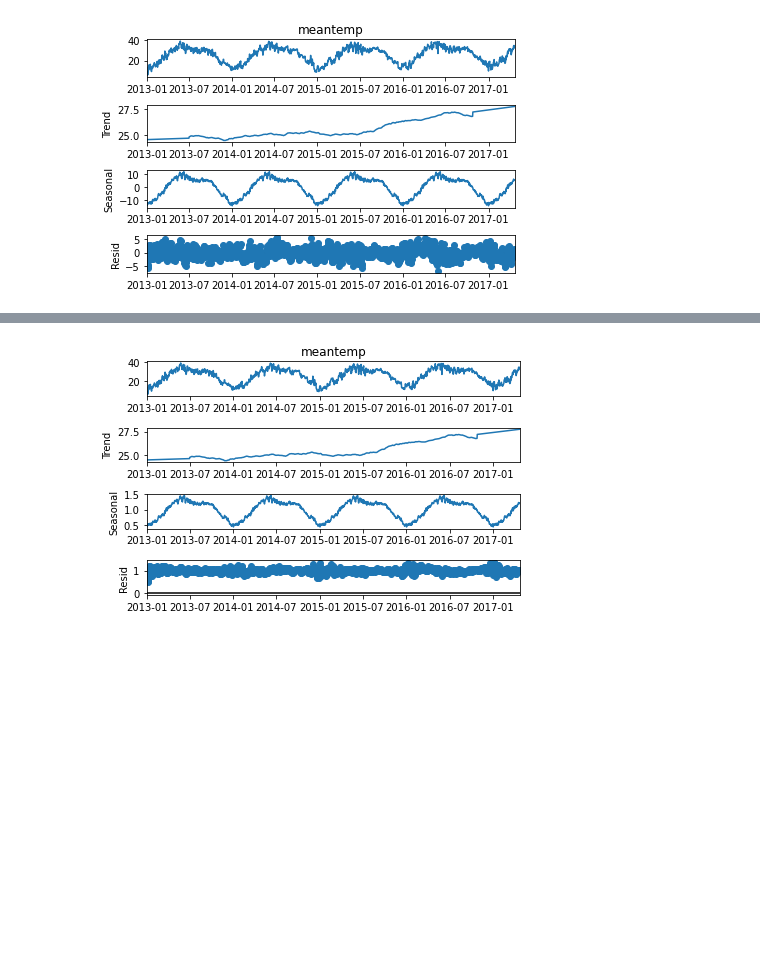
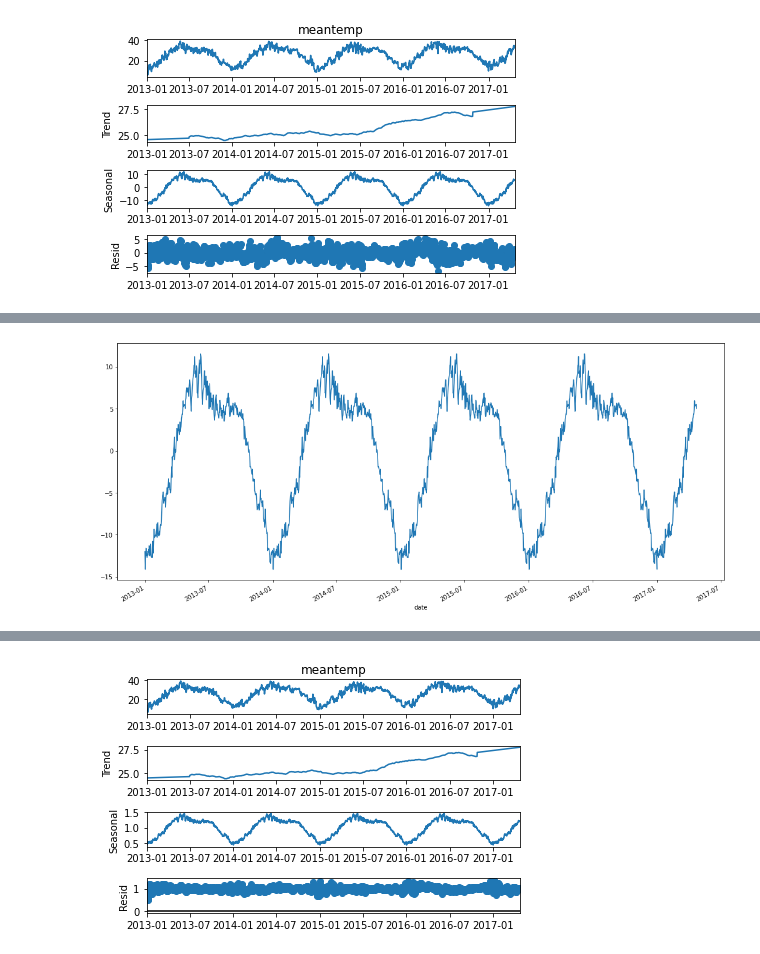
Before and after one commit to maxim8051/TimeSeriesItmoLab, a Jupyter notebook: TimeSeries.ipynb, the cells around one changed output, grey strips where cells are left out. Drawn from its saved outputs; the diff is of its cells as text; code cells hidden in the pictures; blank space fills up the shorter version.

```diff
--- a/TimeSeries.ipynb
+++ b/TimeSeries.ipynb
@@ -86,0 +93,6 @@ plt.show()
+# %%
+plt.figure(figsize=(18,8))
+decomp_a.seasonal.plot()
+plt.show()
+# %% [output]
+[figure, added]
```
Also changed, not shown: parts of 6 cells of this notebook.
